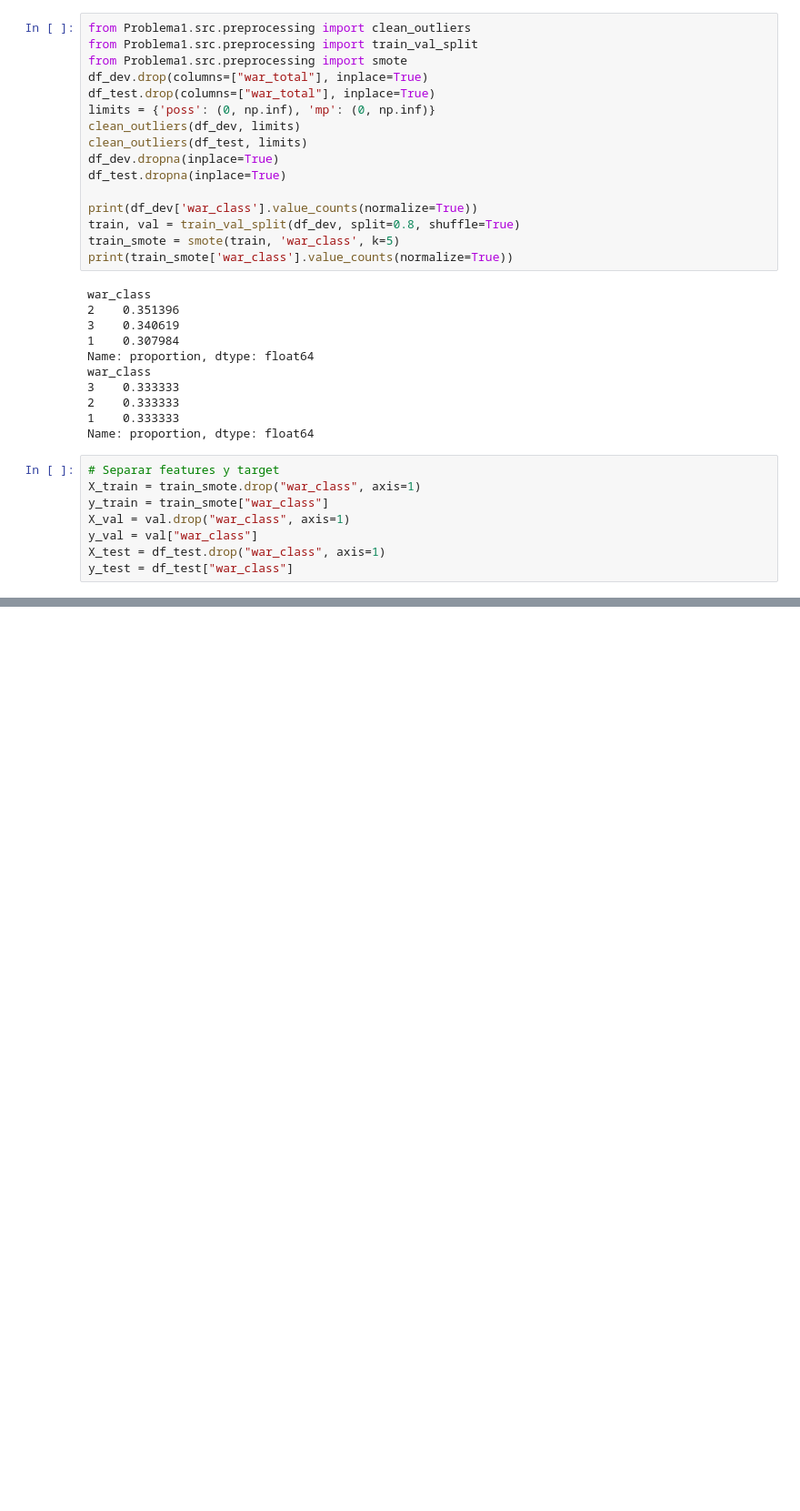
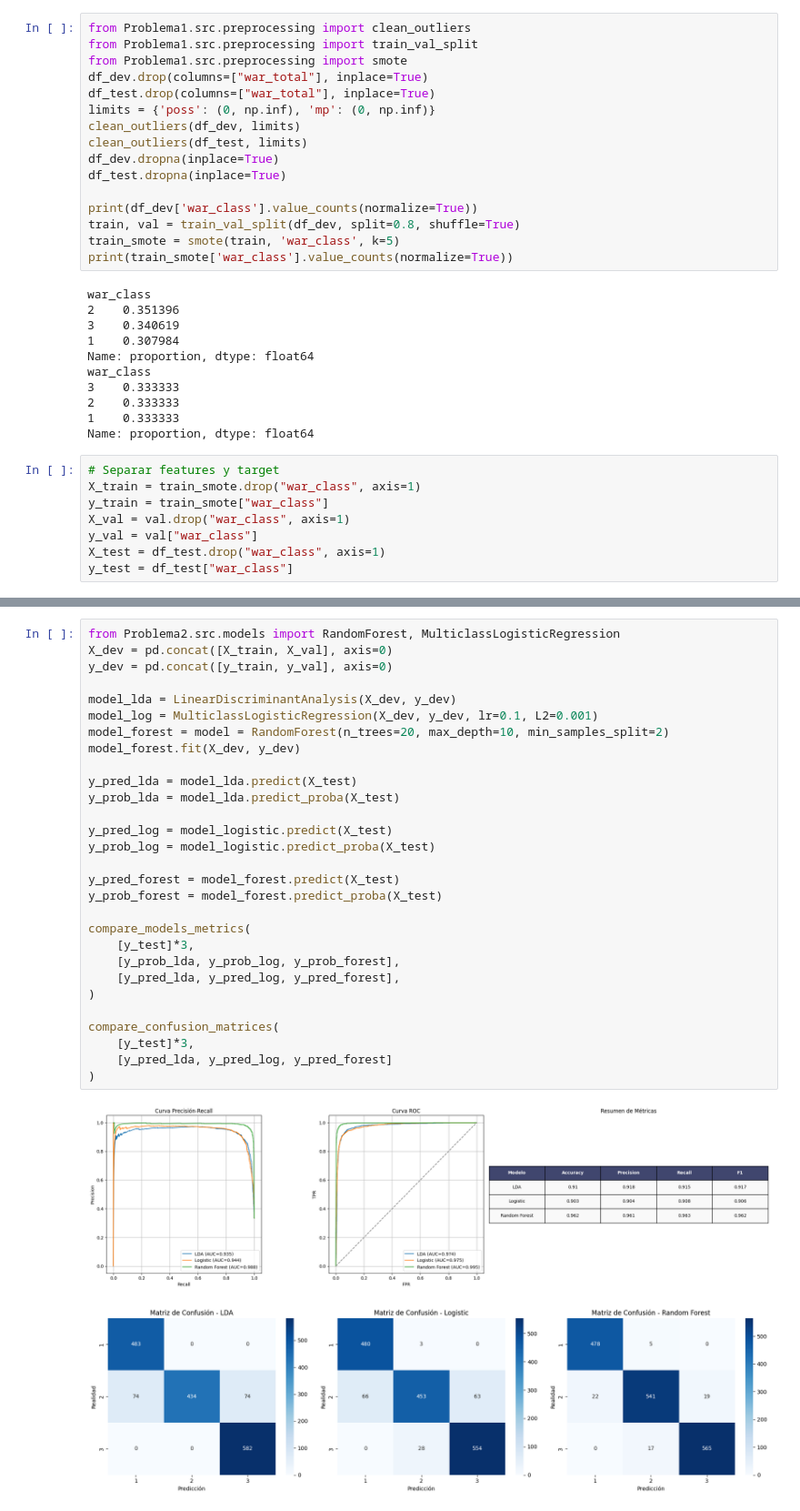
Before and after one commit to martinbianchi0/Clasificacion, a Jupyter notebook: momentary.ipynb, the cells around one changed output, grey strips where cells are left out. Shown at 91% size. Cells and saved outputs as stored; diff of their text form; blank space fills up the shorter version.

```diff
--- a/momentary.ipynb
+++ b/momentary.ipynb
@@ -150,0 +169,32 @@ Random Forest
+# %%
+from Problema2.src.models import RandomForest, MulticlassLogisticRegression
+X_dev = pd.concat([X_train, X_val], axis=0)
+y_dev = pd.concat([y_train, y_val], axis=0)
+
+model_lda = LinearDiscriminantAnalysis(X_dev, y_dev)
+model_log = MulticlassLogisticRegression(X_dev, y_dev, lr=0.1, L2=0.001)
+model_forest = model = RandomForest(n_trees=20, max_depth=10, min_samples_split=2)
+model_forest.fit(X_dev, y_dev)
+
+y_pred_lda = model_lda.predict(X_test)
+y_prob_lda = model_lda.predict_proba(X_test)
+
+y_pred_log = model_logistic.predict(X_test)
+y_prob_log = model_logistic.predict_proba(X_test)
+
+y_pred_forest = model_forest.predict(X_test)
+y_prob_forest = model_forest.predict_proba(X_test)
+
+compare_models_metrics(
+    [y_test]*3,
+    [y_prob_lda, y_prob_log, y_prob_forest],
+    [y_pred_lda, y_pred_log, y_pred_forest],
+)
+
+compare_confusion_matrices(
+    [y_test]*3,
+    [y_pred_lda, y_pred_log, y_pred_forest]
+)
+# %% [output]
+[figure, added]
+[figure, added]
```
Also changed, not shown: parts of 4 cells of this notebook, 4 other files.
